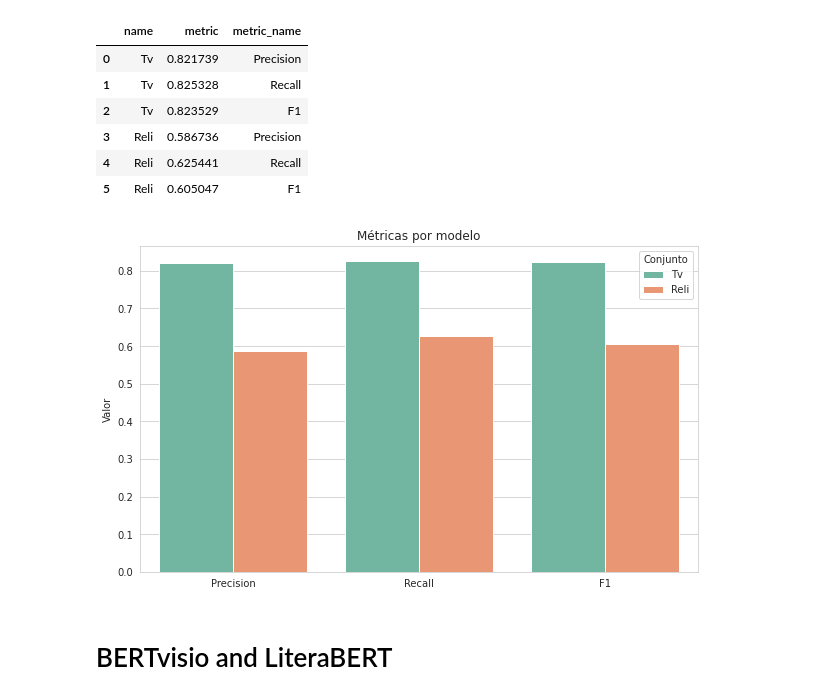
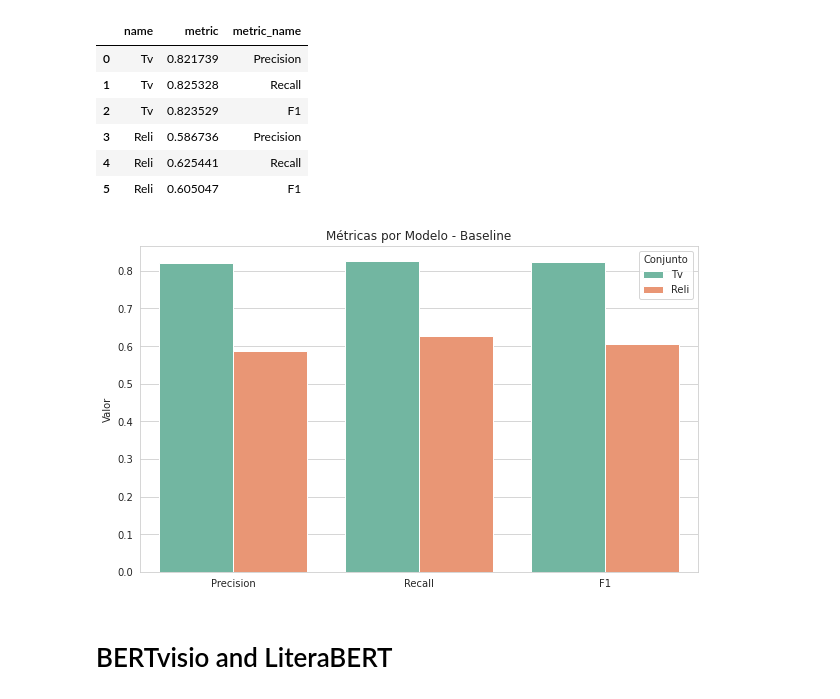
Before and after one commit to jcfneto/aspect-extraction, a Jupyter notebook: notebooks/graphics.ipynb, the cells around one changed output. Drawn from its saved outputs; the diff is of its cells as text; code cells hidden in the pictures.

```diff
--- a/notebooks/graphics.ipynb
+++ b/notebooks/graphics.ipynb
@@ -36,22 +36,22 @@ results_df
 # %%
 plt.figure(figsize=(10, 6))
 sns.set_style('whitegrid')
 sns.barplot(
     x='metric_name',
     y='metric',
     hue='name',
     data=results_df,
     palette='Set2'
 )
 
 # sns.despine(left=False)
 plt.legend(title='Conjunto')
 plt.xlabel('')
 plt.ylabel('Valor')
-plt.title('Métricas por modelo')
+plt.title('Métricas por Modelo - Baseline')
 plt.savefig('../images/baseline.png', bbox_inches='tight')
 plt.show()
 # %% [output]
-[figure, old version]
+[figure, new version]
 # %% [markdown]
 # BERTvisio and LiteraBERT
```
Also changed, not shown: parts of 22 cells of this notebook, 13 other files.
